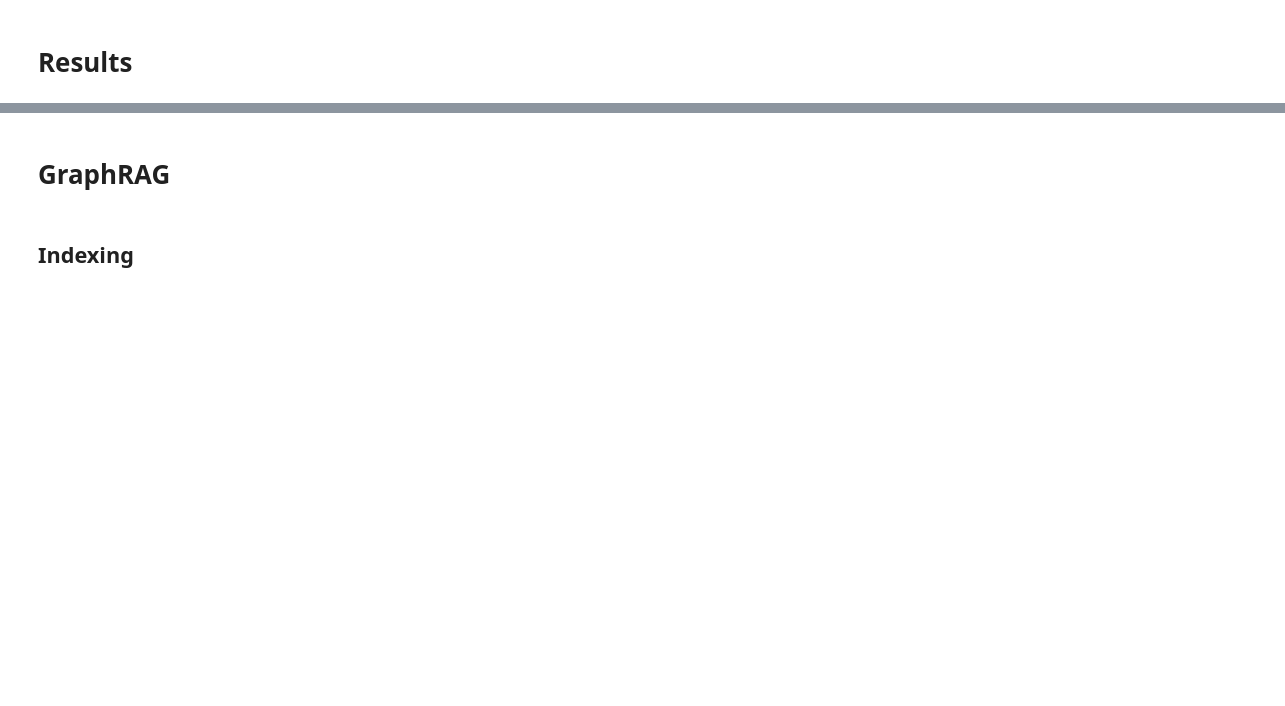
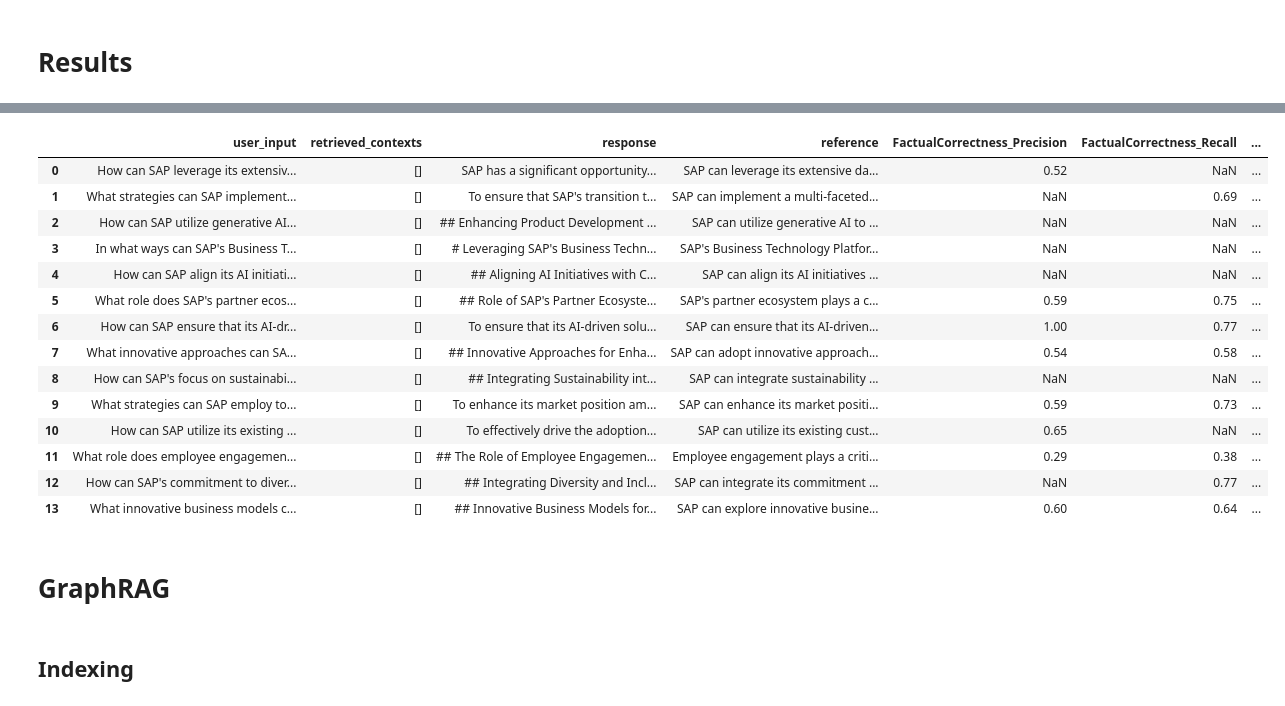
Before and after one commit to Danny123456789121/graphrag-businessqa-evaluation, a Jupyter notebook: benchmark.ipynb, the cells around one changed output, grey strips where cells are left out. Saved outputs shown, nothing was run; the diff lists cells and outputs as text; code cells hidden in the pictures; blank space fills up the shorter version.

Commit message:
refactor benchmark + add evaluation

```diff
--- a/benchmark.ipynb
+++ b/benchmark.ipynb
@@ -112,0 +13,7 @@ tags=['Chroma', 'OpenAIEmbeddings'] vectorstore=<langchain_community.vectorstore
+# %%
+""" Setup RAG; embeddings and chain"""
+
+from rag_utils import setup_rag_embeddings, build_rag_chain
+
+retriever = setup_rag_embeddings(data_dir="input/", chroma_path="chroma")
+rag_chain = build_rag_chain(retriever=retriever, model_name=model_name)
@@ -204,0 +94,21 @@ Dataset({
+# %%
+from ragas.llms import LangchainLLMWrapper
+from ragas.embeddings import LangchainEmbeddingsWrapper
+from langchain_openai import ChatOpenAI
+from langchain_openai import OpenAIEmbeddings
+from ragas.metrics import Faithfulness, FactualCorrectness, SemanticSimilarity
+from ragas import evaluate
+
+evaluator_llm = LangchainLLMWrapper(ChatOpenAI(model=model_name))
+evaluator_embeddings = LangchainEmbeddingsWrapper(OpenAIEmbeddings())
+
+
+metrics = [
+    FactualCorrectness(llm=evaluator_llm, mode="precision", name="FactualCorrectness_Precision"),
+    FactualCorrectness(llm=evaluator_llm, mode="recall", name="FactualCorrectness_Recall"),
+    FactualCorrectness(llm=evaluator_llm, mode="f1", name="FactualCorrectness_F1"),
+    Faithfulness(llm=evaluator_llm),
+
+]
+results = evaluate(dataset=evaluation_dataset, metrics=metrics)
+df = results.to_pandas()
@@ -205,7 +126,2 @@ Dataset({
 # %% [markdown]
 # Results
-# %%
-import pandas as pd
-pd.set_option('display.max_colwidth', 50) # default is 50 / None for unlimited
-
-df
@@ -228,3 +128,30 @@ df
+# %%
+import pandas as pd
+pd.set_option('display.max_colwidth', 250) # default is 50 / None for unlimited
+
+df
+
+# context recall = measures how many of the relevant documents (or pieces of information) were successfully retrieved
+# factual correctness (precision) = proportion of correct claims made that also found in the reference / how many are correct
+# factual correctness (recall) = proportion of facts in the reference that are also present in the response / how many are found
+# faithfulness = are the claims made in the response supported by the retrieved context
+# semantic similarity = how similar the response is to the ground truth
+# %% [output]
+|  | user_input | retrieved_contexts | response | reference | FactualCorrectness_Precision | FactualCorrectness_Recall | ... |
+| 0 | How can SAP leverage its extensiv... | [] | SAP has a significant opportunity... | SAP can leverage its extensive da... | 0.52 | NaN | ... |
+| 1 | What strategies can SAP implement... | [] | To ensure that SAP's transition t... | SAP can implement a multi-faceted... | NaN | 0.69 | ... |
+| 2 | How can SAP utilize generative AI... | [] | ## Enhancing Product Development ... | SAP can utilize generative AI to ... | NaN | NaN | ... |
+| 3 | In what ways can SAP's Business T... | [] | # Leveraging SAP's Business Techn... | SAP's Business Technology Platfor... | NaN | NaN | ... |
+| 4 | How can SAP align its AI initiati... | [] | ## Aligning AI Initiatives with C... | SAP can align its AI initiatives ... | NaN | NaN | ... |
+| 5 | What role does SAP's partner ecos... | [] | ## Role of SAP's Partner Ecosyste... | SAP's partner ecosystem plays a c... | 0.59 | 0.75 | ... |
+| 6 | How can SAP ensure that its AI-dr... | [] | To ensure that its AI-driven solu... | SAP can ensure that its AI-driven... | 1.00 | 0.77 | ... |
+| 7 | What innovative approaches can SA... | [] | ## Innovative Approaches for Enha... | SAP can adopt innovative approach... | 0.54 | 0.58 | ... |
+| 8 | How can SAP's focus on sustainabi... | [] | ## Integrating Sustainability int... | SAP can integrate sustainability ... | NaN | NaN | ... |
+| 9 | What strategies can SAP employ to... | [] | To enhance its market position am... | SAP can enhance its market positi... | 0.59 | 0.73 | ... |
+| 10 | How can SAP utilize its existing ... | [] | To effectively drive the adoption... | SAP can utilize its existing cust... | 0.65 | NaN | ... |
+| 11 | What role does employee engagemen... | [] | ## The Role of Employee Engagemen... | Employee engagement plays a criti... | 0.29 | 0.38 | ... |
+| 12 | How can SAP's commitment to diver... | [] | ## Integrating Diversity and Incl... | SAP can integrate its commitment ... | NaN | 0.77 | ... |
+| 13 | What innovative business models c... | [] | ## Innovative Business Models for... | SAP can explore innovative busine... | 0.60 | 0.64 | ... |
 # %% [markdown]
 # GraphRAG
 # %% [markdown]
```
Also changed, not shown: parts of 34 cells of this notebook, 13 other files.
